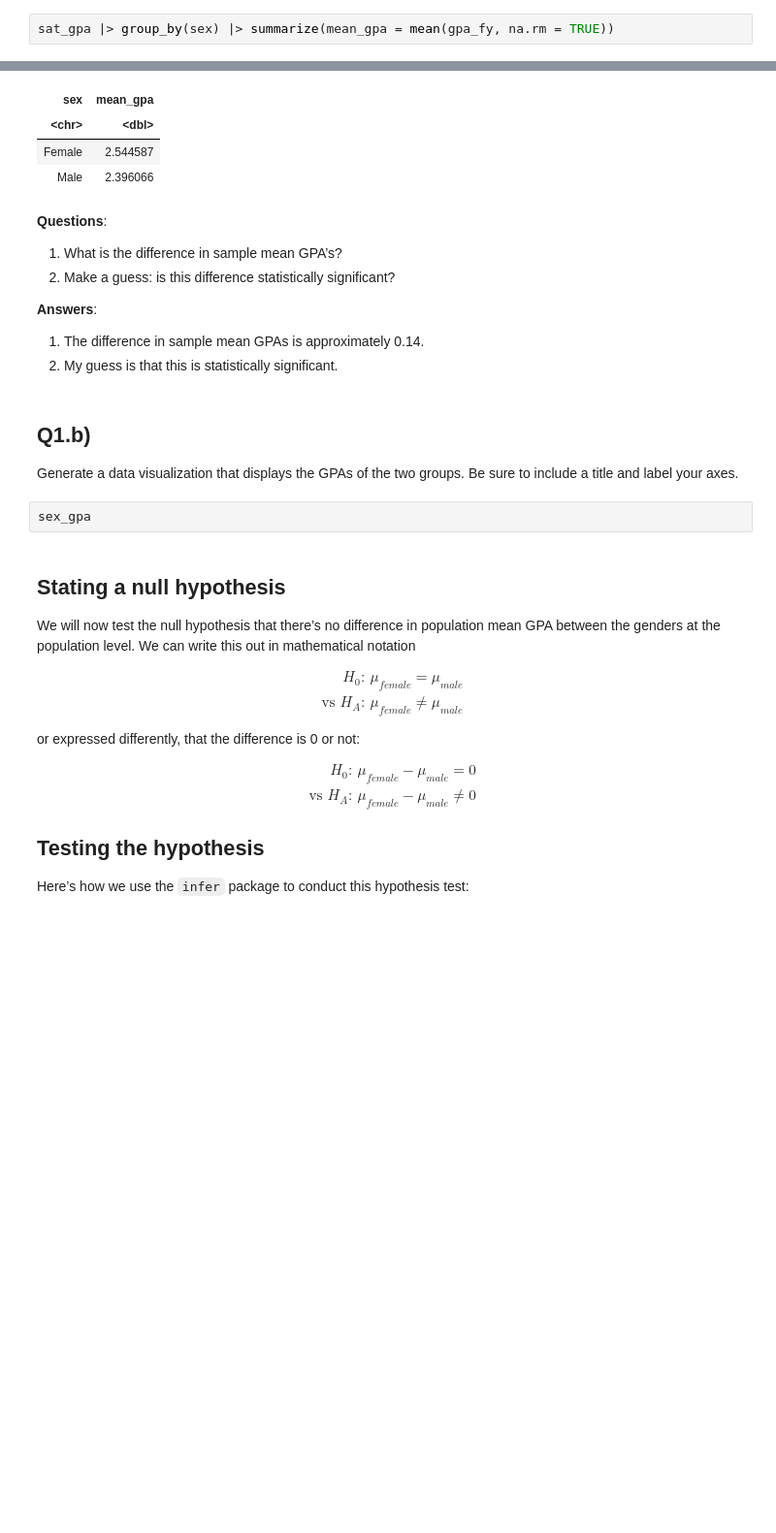
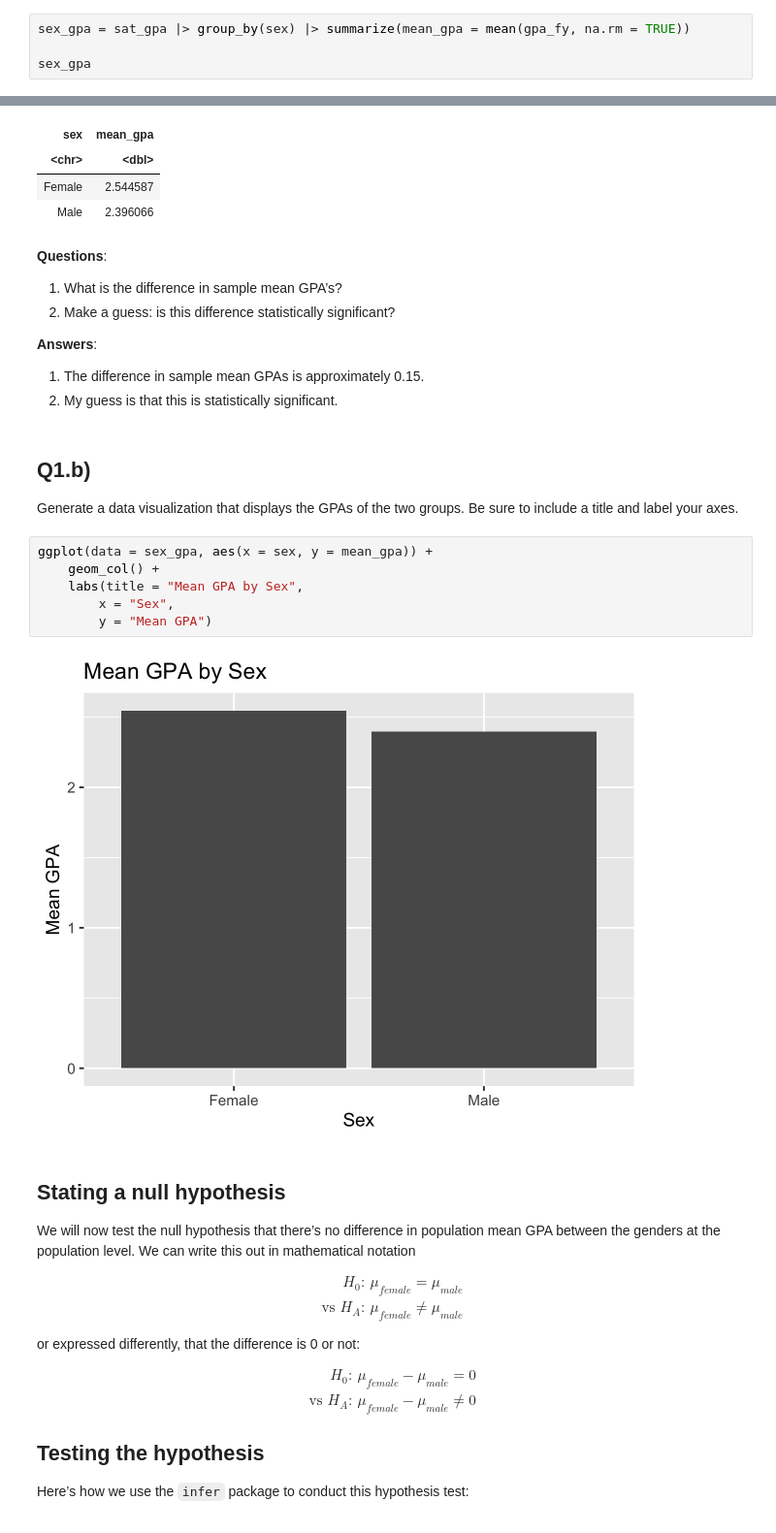
Before and after one commit to evandevine1/a08, a Jupyter notebook: assignment9.ipynb, the cells around one changed output, grey strips where cells are left out. Shown at 97% size. Cells and saved outputs as stored; diff of their text form; blank space fills up the shorter version.

```diff
--- a/assignment9.ipynb
+++ b/assignment9.ipynb
@@ -65,7 +54,9 @@ significance-level of 0.05.
 Calculate the mean GPA score for each gender, using the `group_by` and
 `summarize` commands from the `dplyr` package.
 # %%
-sat_gpa |> group_by(sex) |> summarize(mean_gpa = mean(gpa_fy, na.rm = TRUE))
+sex_gpa = sat_gpa |> group_by(sex) |> summarize(mean_gpa = mean(gpa_fy, na.rm = TRUE))
+
+sex_gpa
 # %% [output]
 A tibble: 2 × 2
 | sex | mean_gpa |
@@ -80,7 +71,7 @@ A tibble: 2 × 2
 
 **Answers**:
 
-1. The difference in sample mean GPAs is approximately 0.14.
+1. The difference in sample mean GPAs is approximately 0.15.
 2. My guess is that this is statistically significant.
 # %% [markdown]
 ## Q1.b)
@@ -88,7 +79,13 @@ A tibble: 2 × 2
 Generate a data visualization that displays the GPAs of the two groups.
 Be sure to include a title and label your axes.
 # %%
-sex_gpa
+ggplot(data = sex_gpa, aes(x = sex, y = mean_gpa)) +
+    geom_col() +
+    labs(title = "Mean GPA by Sex",
+        x = "Sex",
+        y = "Mean GPA")
+# %% [output]
+[figure, added]
 # %% [markdown]
 ## Stating a null hypothesis
 
```
Also changed, not shown: parts of 24 cells of this notebook.
